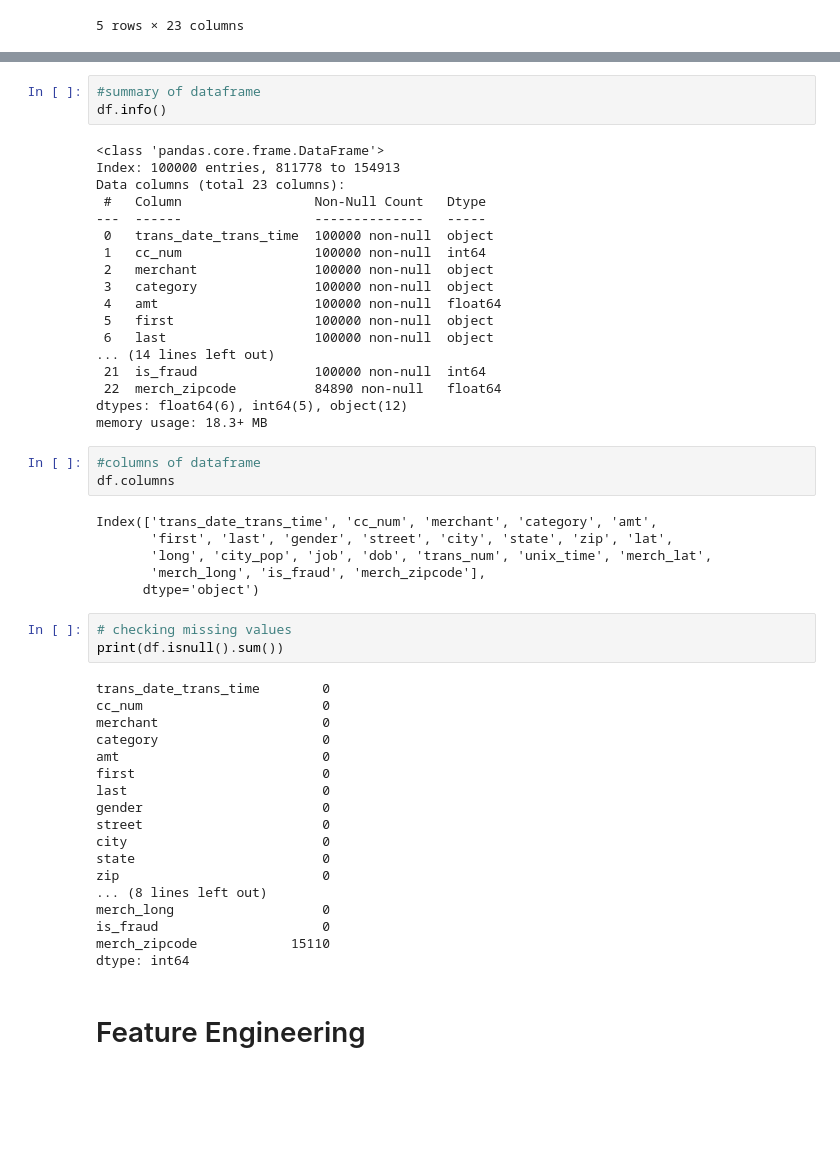
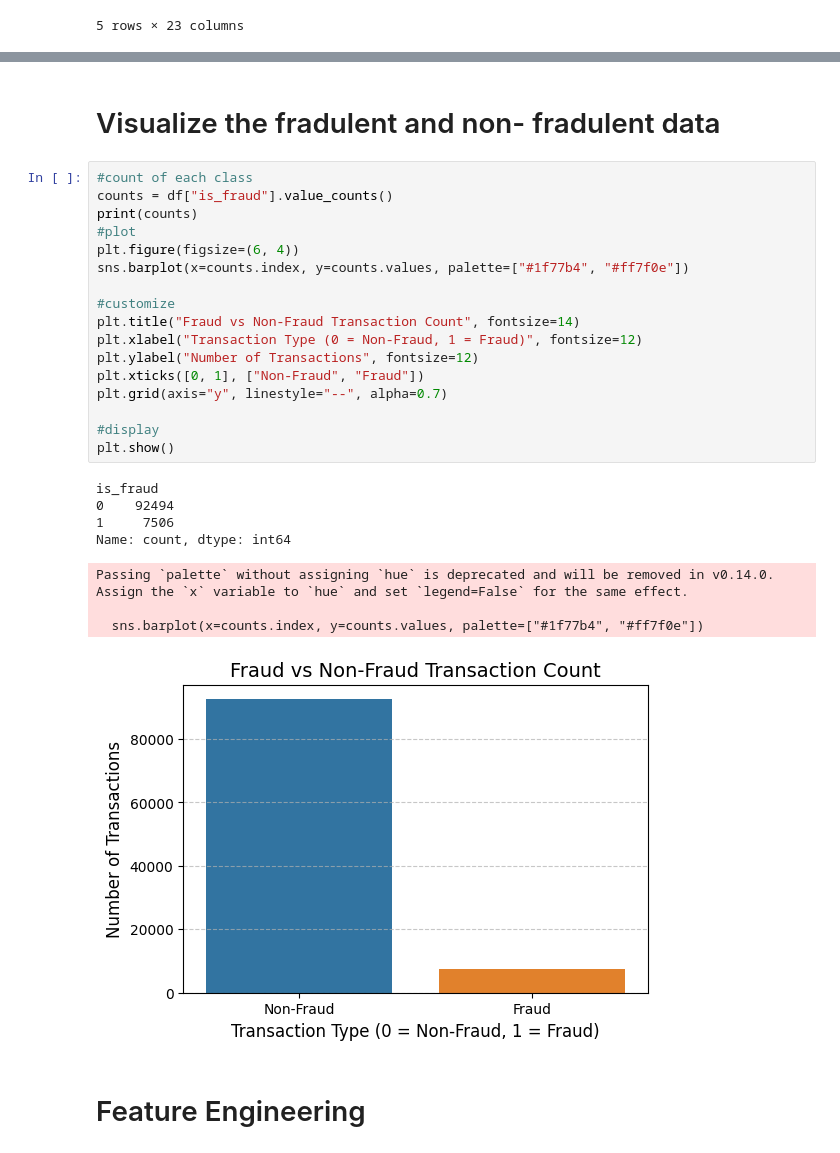
Before and after one commit to bibekk477/credit-card-fraud-xgboost-rf-lgbm, a Jupyter notebook: credit_card_fraud_detect.ipynb, the cells around one changed output, grey strips where cells are left out. Drawn from its saved outputs; the diff is of its cells as text; blank space fills up the shorter version.

```diff
--- a/credit_card_fraud_detect.ipynb
+++ b/credit_card_fraud_detect.ipynb
@@ -96,54 +149,31 @@ max       -66.962913       1.000000   99403.000000
-# %%
-#summary of dataframe
-df.info()
-# %% [output]
-<class 'pandas.core.frame.DataFrame'>
-Index: 100000 entries, 811778 to 154913
-Data columns (total 23 columns):
- #   Column                 Non-Null Count   Dtype
----  ------                 --------------   -----
- 0   trans_date_trans_time  100000 non-null  object
- 1   cc_num                 100000 non-null  int64
- 2   merchant               100000 non-null  object
- 3   category               100000 non-null  object
- 4   amt                    100000 non-null  float64
- 5   first                  100000 non-null  object
- 6   last                   100000 non-null  object
-... (14 lines left out)
- 21  is_fraud               100000 non-null  int64
- 22  merch_zipcode          84890 non-null   float64
-dtypes: float64(6), int64(5), object(12)
-memory usage: 18.3+ MB
-# %%
-#columns of dataframe
-df.columns
-# %% [output]
-Index(['trans_date_trans_time', 'cc_num', 'merchant', 'category', 'amt',
-       'first', 'last', 'gender', 'street', 'city', 'state', 'zip', 'lat',
-       'long', 'city_pop', 'job', 'dob', 'trans_num', 'unix_time', 'merch_lat',
-       'merch_long', 'is_fraud', 'merch_zipcode'],
-      dtype='object')
-# %%
-# checking missing values
-print(df.isnull().sum())
-# %% [output]
-trans_date_trans_time        0
-cc_num                       0
-merchant                     0
-category                     0
-amt                          0
-first                        0
-last                         0
-gender                       0
-street                       0
-city                         0
-state                        0
-zip                          0
-... (8 lines left out)
-merch_long                   0
-is_fraud                     0
-merch_zipcode            15110
-dtype: int64
+# %% [markdown]
+# Visualize the fradulent and non- fradulent data
+# %%
+#count of each class
+counts = df["is_fraud"].value_counts()
+print(counts)
+#plot
+plt.figure(figsize=(6, 4))
+sns.barplot(x=counts.index, y=counts.values, palette=["#1f77b4", "#ff7f0e"])
+
+#customize
+plt.title("Fraud vs Non-Fraud Transaction Count", fontsize=14)
+plt.xlabel("Transaction Type (0 = Non-Fraud, 1 = Fraud)", fontsize=12)
+plt.ylabel("Number of Transactions", fontsize=12)
+plt.xticks([0, 1], ["Non-Fraud", "Fraud"])
+plt.grid(axis="y", linestyle="--", alpha=0.7)
+
+#display
+plt.show()
+# %% [output]
+is_fraud
+0    92494
+1     7506
+Name: count, dtype: int64
+Passing `palette` without assigning `hue` is deprecated and will be removed in v0.14.0. Assign the `x` variable to `hue` and set `legend=False` for the same effect.
+
+  sns.barplot(x=counts.index, y=counts.values, palette=["#1f77b4", "#ff7f0e"])
+[figure, added]
 # %% [markdown]
 # Feature Engineering
 # %%
```
Also changed, not shown: parts of 44 cells of this notebook.
